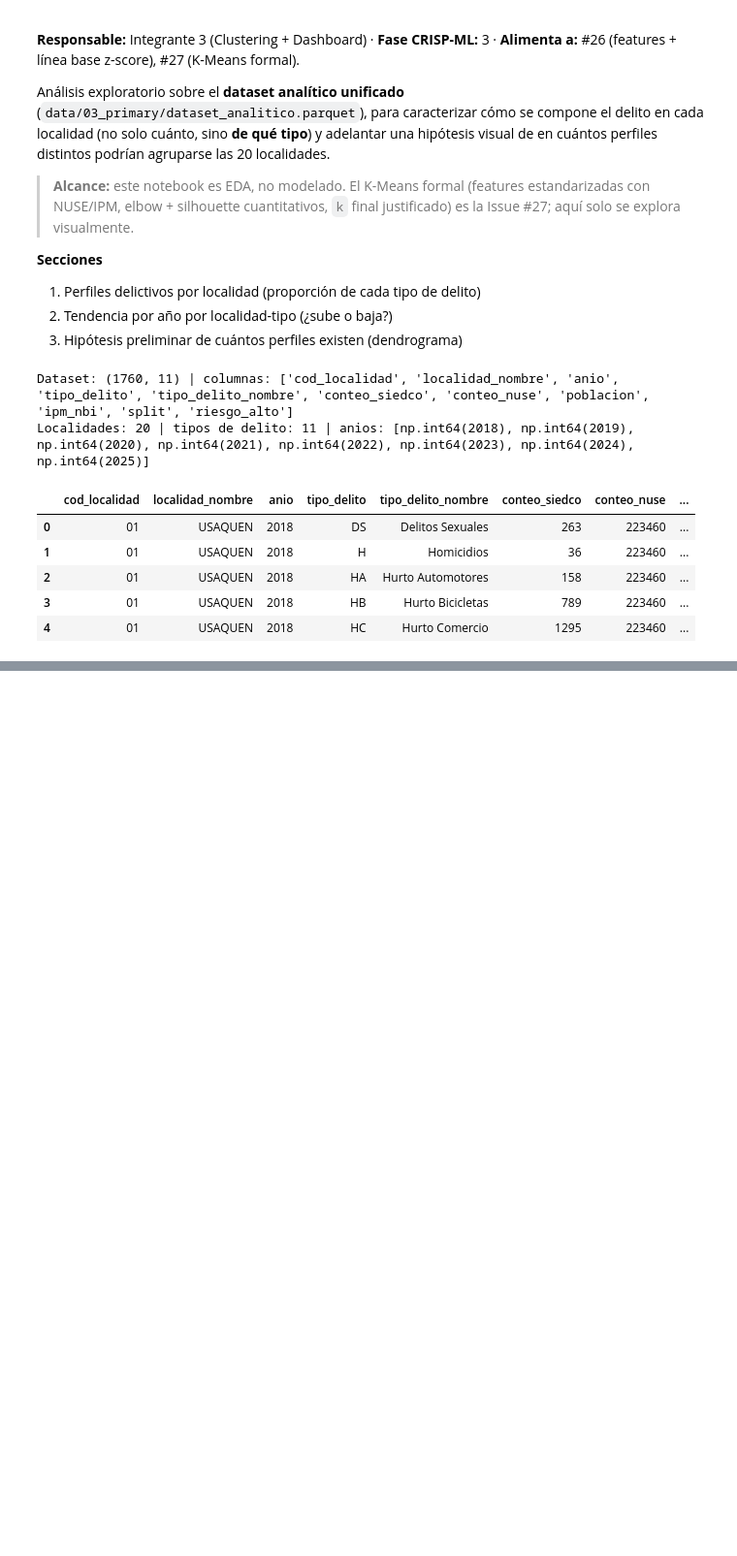
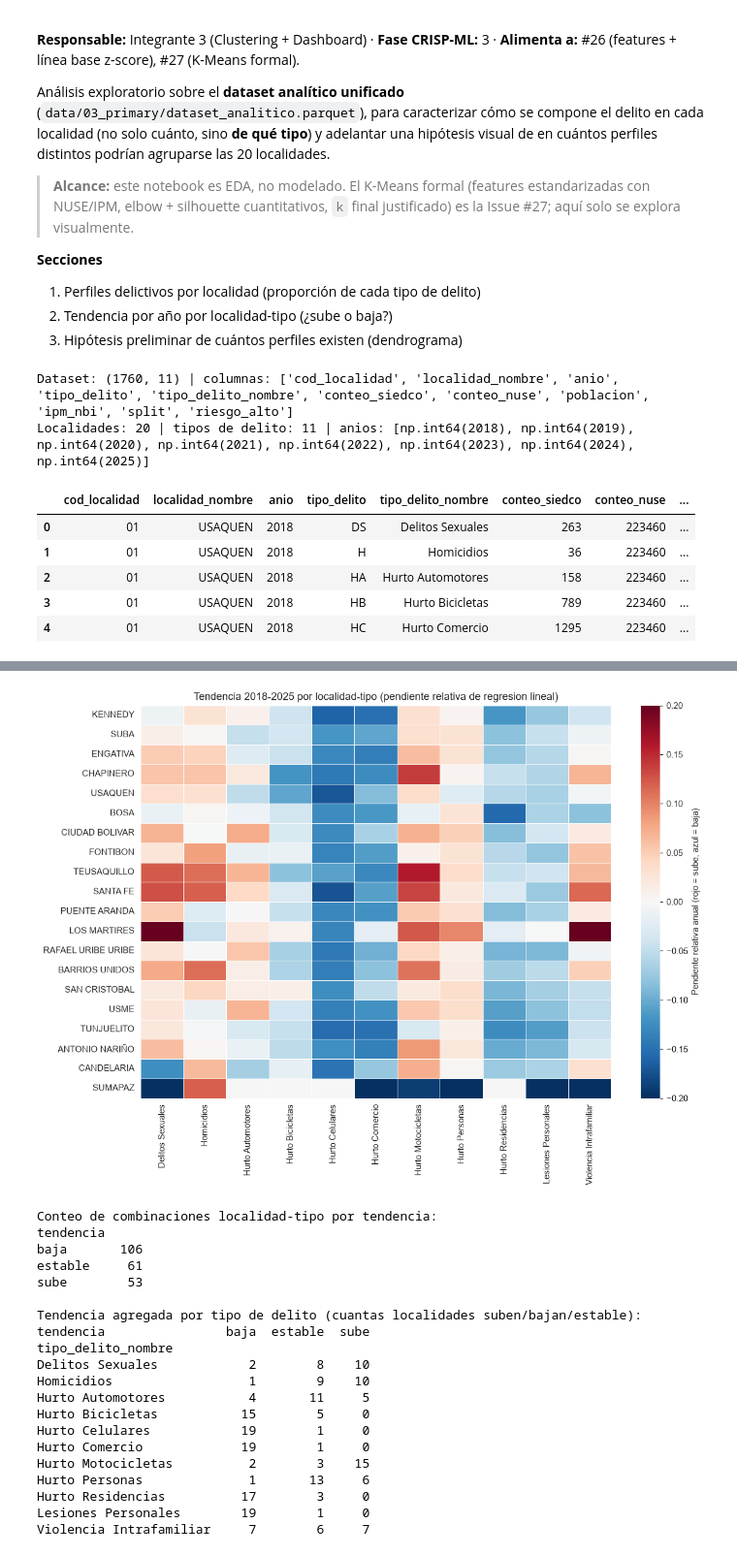
Before and after one commit to diego-juan3112/OpenDataProject2026, a Jupyter notebook: notebooks/06_eda_perfilado_clustering.ipynb, the cells around one changed output, grey strips where cells are left out. Shown at 97% size. Cells and saved outputs as stored; diff of their text form; code cells hidden in the pictures; blank space fills up the shorter version.

```diff
--- a/notebooks/06_eda_perfilado_clustering.ipynb
+++ b/notebooks/06_eda_perfilado_clustering.ipynb
@@ -57,0 +127,53 @@ Localidades: 20 | tipos de delito: 11 | anios: [np.int64(2018), np.int64(2019),
+# %%
+filas = []
+for (loc, tipo), g in DF.groupby(["localidad_nombre", "tipo_delito_nombre"]):
+    g = g.sort_values("anio")
+    pendiente, _, _, _, _ = linregress(g["anio"], g["conteo_siedco"])
+    media = g["conteo_siedco"].mean()
+    pendiente_rel = (pendiente / media) if media > 0 else 0.0
+    filas.append({"localidad_nombre": loc, "tipo_delito_nombre": tipo, "pendiente_rel": pendiente_rel})
+TENDENCIA = pd.DataFrame(filas)
+
+UMBRAL_TENDENCIA = 0.03  # pendiente relativa: > +3%/anio promedio = sube, < -3%/anio = baja
+TENDENCIA["tendencia"] = np.select(
+    [TENDENCIA["pendiente_rel"] > UMBRAL_TENDENCIA, TENDENCIA["pendiente_rel"] < -UMBRAL_TENDENCIA],
+    ["sube", "baja"], default="estable",
+)
+assert len(TENDENCIA) == 220, "se esperan 20 localidades x 11 tipos = 220 combinaciones"
+
+piv_tendencia = TENDENCIA.pivot(index="localidad_nombre", columns="tipo_delito_nombre", values="pendiente_rel")
+fig, ax = plt.subplots(figsize=(11, 8))
+sns.heatmap(piv_tendencia.loc[orden_volumen], cmap="RdBu_r", center=0, vmin=-0.2, vmax=0.2,
+            linewidths=.4, linecolor="white",
+            cbar_kws={"label": "Pendiente relativa anual (rojo = sube, azul = baja)"}, ax=ax)
+ax.set_title("Tendencia 2018-2025 por localidad-tipo (pendiente relativa de regresion lineal)")
+ax.set_xlabel(""); ax.set_ylabel("")
+plt.tight_layout(); plt.show()
+
+print("Conteo de combinaciones localidad-tipo por tendencia:")
+print(TENDENCIA["tendencia"].value_counts().to_string())
+print()
+print("Tendencia agregada por tipo de delito (cuantas localidades suben/bajan/estable):")
+print(TENDENCIA.groupby(["tipo_delito_nombre", "tendencia"]).size().unstack(fill_value=0).to_string())
+# %% [output]
+[figure, added]
+Conteo de combinaciones localidad-tipo por tendencia:
+tendencia
+baja       106
+estable     61
+sube        53
+
+Tendencia agregada por tipo de delito (cuantas localidades suben/bajan/estable):
+tendencia                baja  estable  sube
+tipo_delito_nombre
+Delitos Sexuales            2        8    10
+Homicidios                  1        9    10
+Hurto Automotores           4       11     5
+Hurto Bicicletas           15        5     0
+Hurto Celulares            19        1     0
+Hurto Comercio             19        1     0
+Hurto Motocicletas          2        3    15
+Hurto Personas              1       13     6
+Hurto Residencias          17        3     0
+Lesiones Personales        19        1     0
+Violencia Intrafamiliar     7        6     7
```
Also changed, not shown: parts of 8 cells of this notebook.
